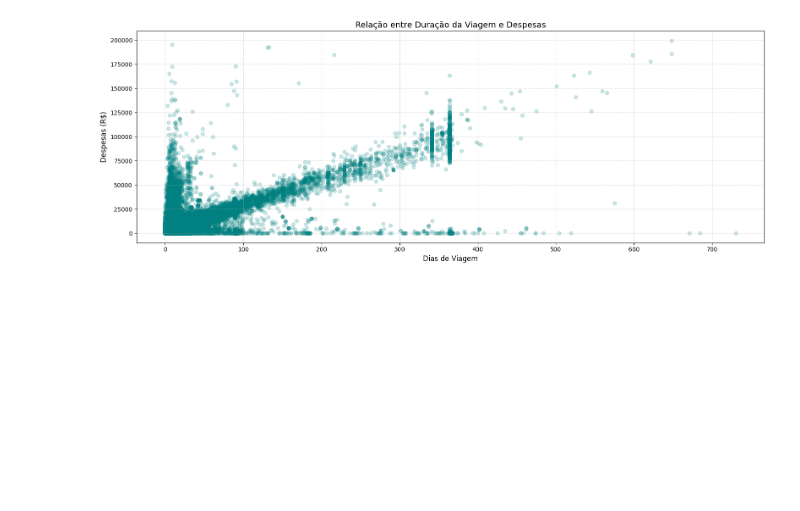
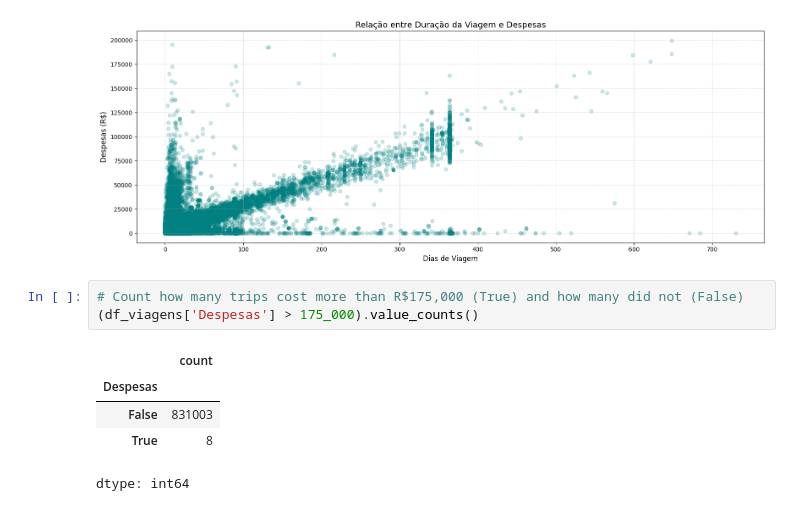
Before and after one commit to GuihJF/python_for_data_analysis, a Jupyter notebook: Data_Test_Python_for_Data.ipynb, the cells around one changed output. Drawn from its saved outputs; the diff is of its cells as text; blank space fills up the shorter version.

Commit message:
Count trips exceeding R$175,000 in expenses

```diff
--- a/Data_Test_Python_for_Data.ipynb
+++ b/Data_Test_Python_for_Data.ipynb
@@ -523,3 +523,12 @@ plt.tight_layout()
 plt.show()
 # %% [output]
 [figure]
+# %%
+# Count how many trips cost more than R$175,000 (True) and how many did not (False)
+(df_viagens['Despesas'] > 175_000).value_counts()
+# %% [output]
+|  | count |
+| Despesas |  |
+| False | 831003 |
+| True | 8 |
+dtype: int64
```
